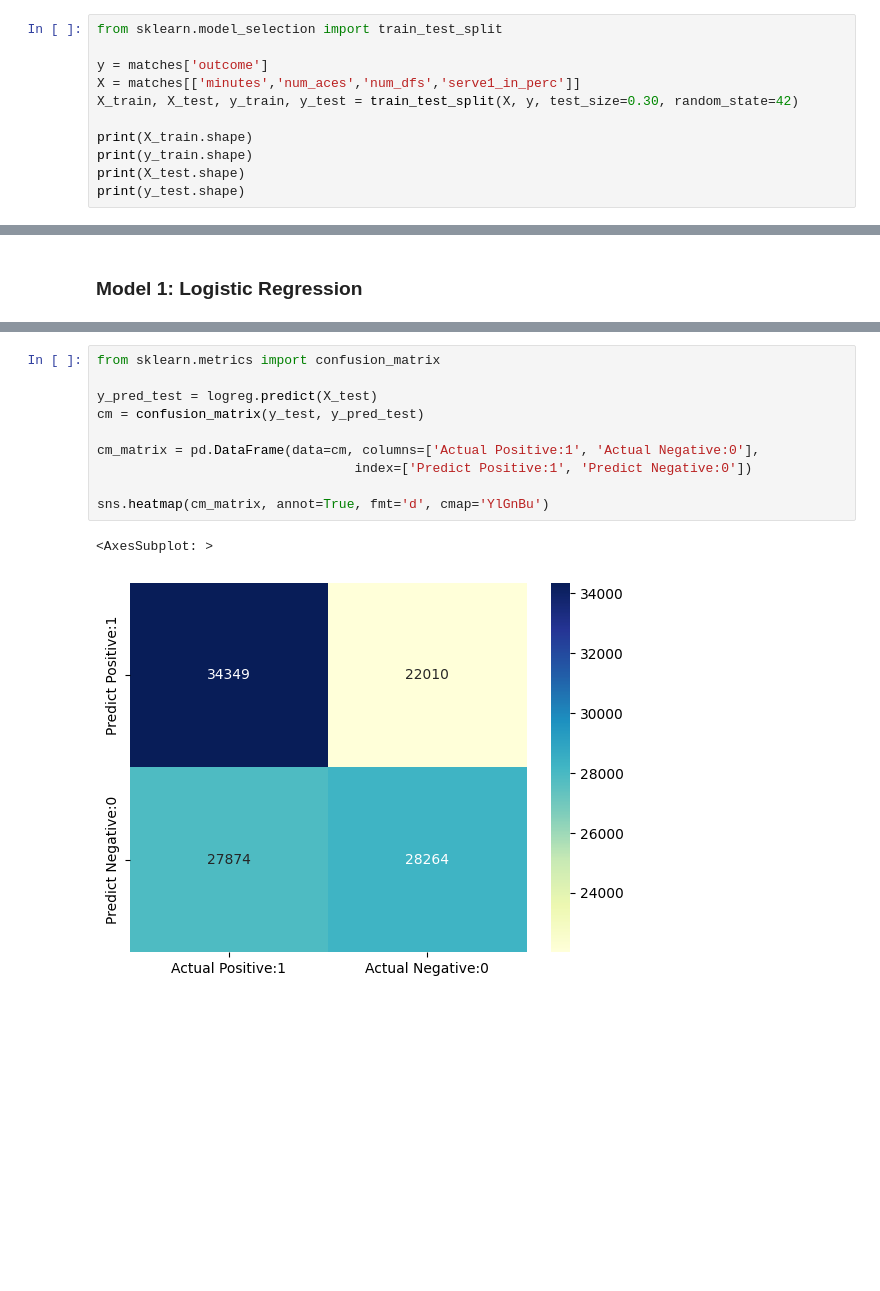
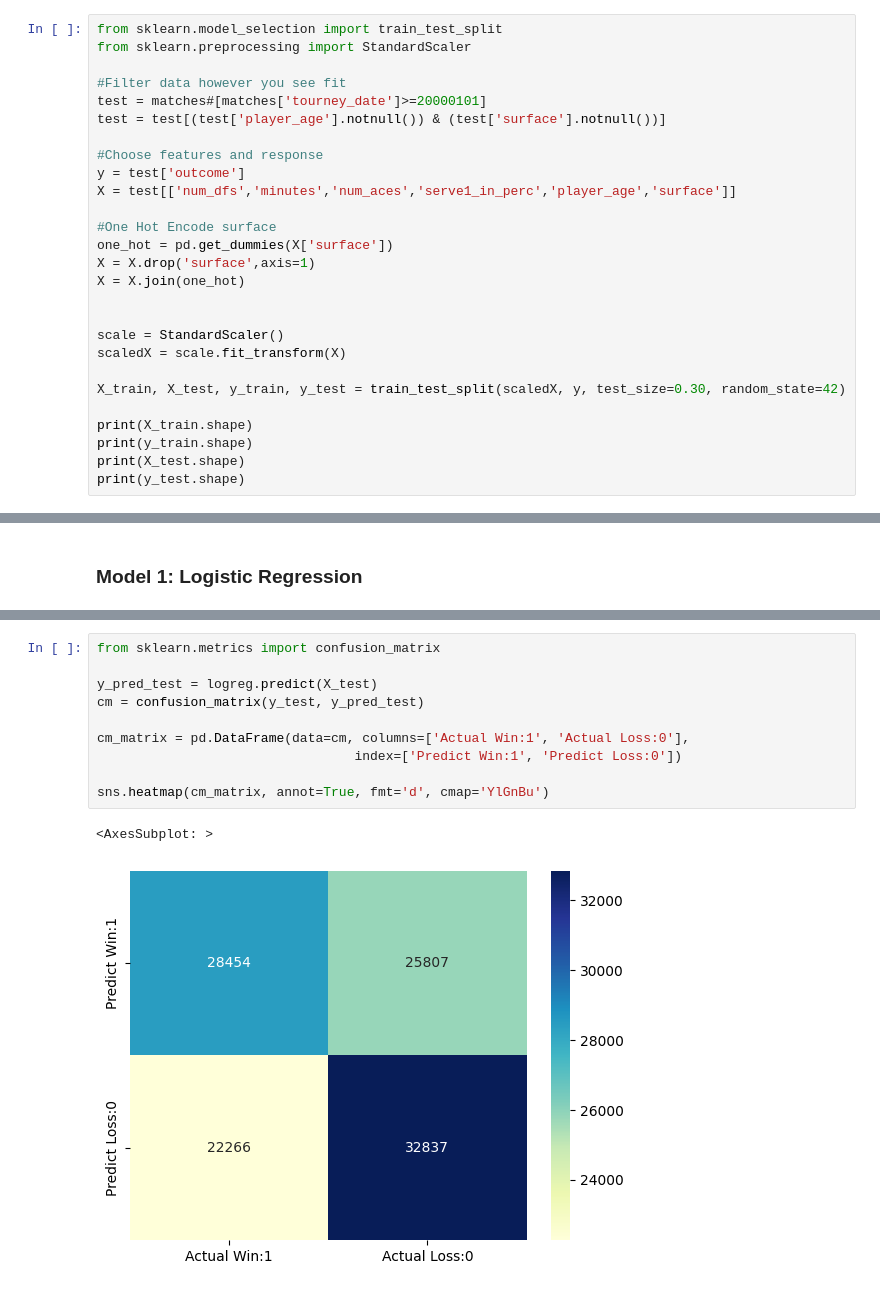
Before and after one commit to statzenthusiast921/ATP_Analysis, a Jupyter notebook: main/notebooks/ATP EDA 10.14.23.ipynb, the cells around one changed output, grey strips where cells are left out. Saved outputs shown, nothing was run; the diff lists cells and outputs as text; blank space fills up the shorter version.

```diff
--- a/main/notebooks/ATP EDA 10.14.23.ipynb
+++ b/main/notebooks/ATP EDA 10.14.23.ipynb
@@ -535,10 +551,26 @@ Initial Missing 1st serve in %:  0
 ## Predict winner
 # %%
 from sklearn.model_selection import train_test_split
+from sklearn.preprocessing import StandardScaler
 
-y = matches['outcome']
-X = matches[['minutes','num_aces','num_dfs','serve1_in_perc']]
-X_train, X_test, y_train, y_test = train_test_split(X, y, test_size=0.30, random_state=42)
+#Filter data however you see fit
+test = matches#[matches['tourney_date']>=20000101]
+test = test[(test['player_age'].notnull()) & (test['surface'].notnull())]
+
+#Choose features and response
+y = test['outcome']
+X = test[['num_dfs','minutes','num_aces','serve1_in_perc','player_age','surface']]
+
+#One Hot Encode surface
+one_hot = pd.get_dummies(X['surface'])
+X = X.drop('surface',axis=1)
+X = X.join(one_hot)
+
+
+scale = StandardScaler()
+scaledX = scale.fit_transform(X)
+
+X_train, X_test, y_train, y_test = train_test_split(scaledX, y, test_size=0.30, random_state=42)
 
 print(X_train.shape)
 print(y_train.shape)
@@ -578,13 +609,13 @@ Test set score: 0.5566
 # %%
 from sklearn.metrics import confusion_matrix
 
 y_pred_test = logreg.predict(X_test)
 cm = confusion_matrix(y_test, y_pred_test)
 
-cm_matrix = pd.DataFrame(data=cm, columns=['Actual Positive:1', 'Actual Negative:0'],
-                                 index=['Predict Positive:1', 'Predict Negative:0'])
+cm_matrix = pd.DataFrame(data=cm, columns=['Actual Win:1', 'Actual Loss:0'],
+                                 index=['Predict Win:1', 'Predict Loss:0'])
 
 sns.heatmap(cm_matrix, annot=True, fmt='d', cmap='YlGnBu')
 # %% [output]
 <AxesSubplot: >
-[figure, old version]
+[figure, new version]
```
Also changed, not shown: parts of 35 cells of this notebook.
